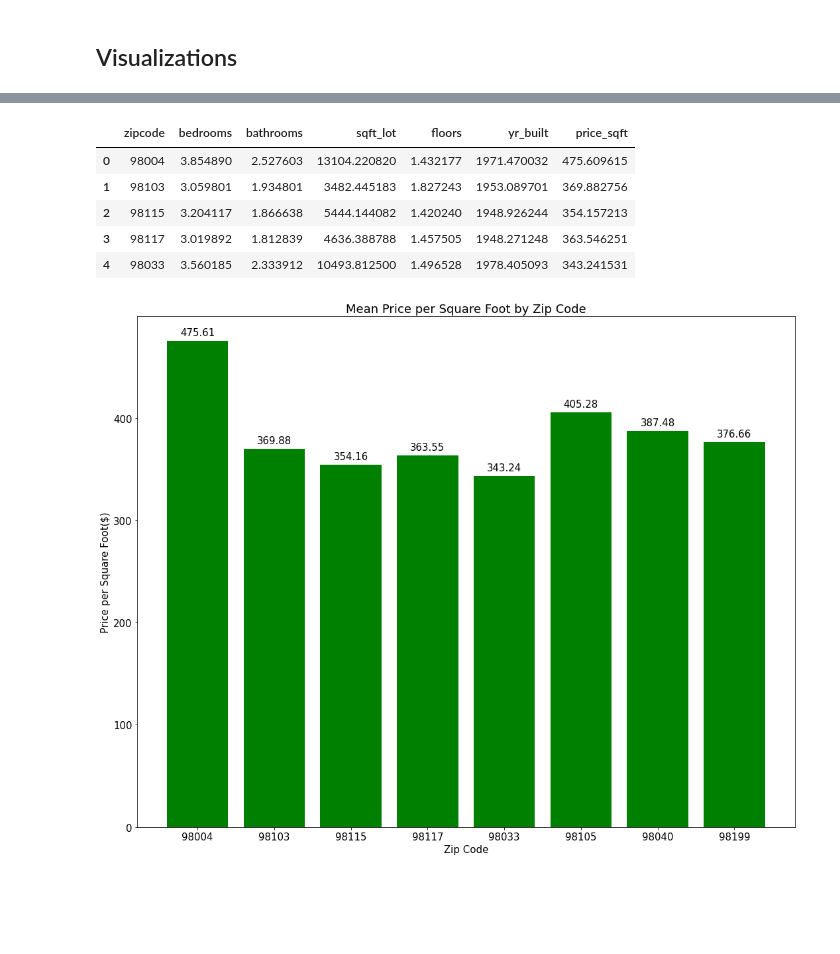
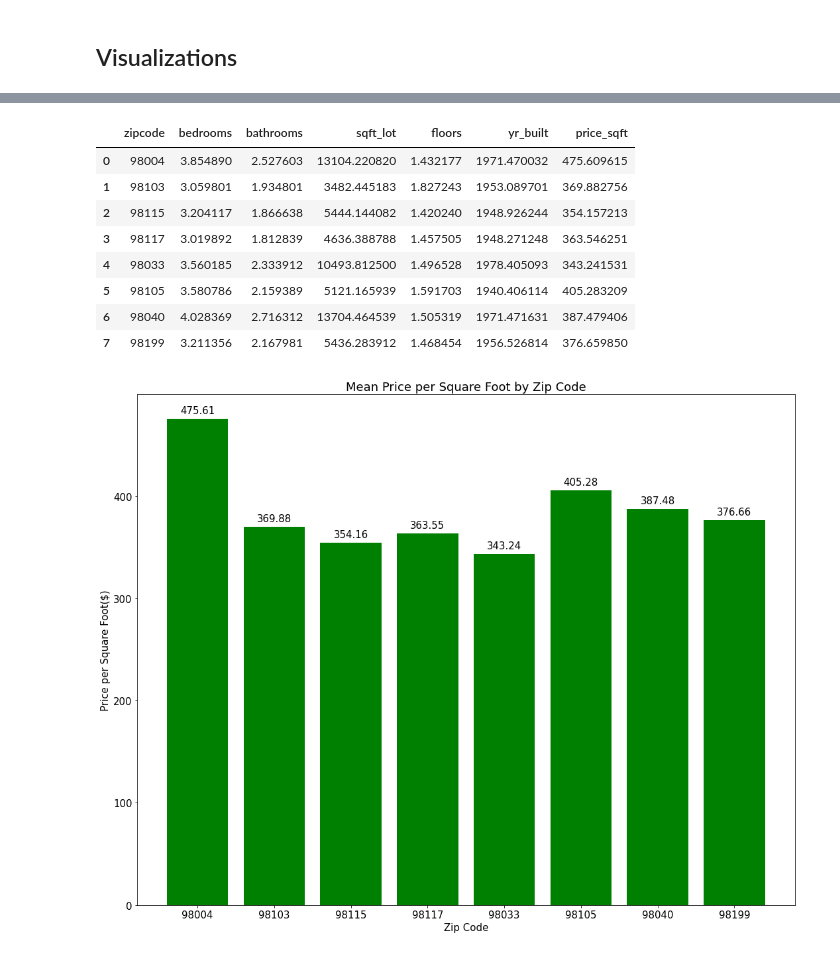
Before and after one commit to ThomasHChapman/P2-SeattleHousing, a Jupyter notebook: working_notebooks/tom_working.ipynb, the cells around one changed output, grey strips where cells are left out. Cells and saved outputs as stored; diff of their text form; code cells hidden in the pictures; blank space fills up the shorter version.

```diff
--- a/working_notebooks/tom_working.ipynb
+++ b/working_notebooks/tom_working.ipynb
@@ -642,16 +637,19 @@ coefficients_df.head(25)
 # %%
 # Create dataframe of mean data for zip codes with the eight highest correlation coefficients
 simple_means = simple_housing.groupby('zipcode').mean()
 target_codes = [98004, 98103, 98115, 98117, 98033, 98105, 98040, 98199]
 viz_zips = simple_means.loc[target_codes].reset_index()
-viz_zips.head()
+viz_zips
 # %% [output]
 |  | zipcode | bedrooms | bathrooms | sqft_lot | floors | yr_built | price_sqft |
 | 0 | 98004 | 3.854890 | 2.527603 | 13104.220820 | 1.432177 | 1971.470032 | 475.609615 |
 | 1 | 98103 | 3.059801 | 1.934801 | 3482.445183 | 1.827243 | 1953.089701 | 369.882756 |
 | 2 | 98115 | 3.204117 | 1.866638 | 5444.144082 | 1.420240 | 1948.926244 | 354.157213 |
 | 3 | 98117 | 3.019892 | 1.812839 | 4636.388788 | 1.457505 | 1948.271248 | 363.546251 |
 | 4 | 98033 | 3.560185 | 2.333912 | 10493.812500 | 1.496528 | 1978.405093 | 343.241531 |
+| 5 | 98105 | 3.580786 | 2.159389 | 5121.165939 | 1.591703 | 1940.406114 | 405.283209 |
+| 6 | 98040 | 4.028369 | 2.716312 | 13704.464539 | 1.505319 | 1971.471631 | 387.479406 |
+| 7 | 98199 | 3.211356 | 2.167981 | 5436.283912 | 1.468454 | 1956.526814 | 376.659850 |
 # %%
 # Create x and y axis label data
 zip_labels = list(viz_zips['zipcode'].apply(str))
```
Also changed, not shown: parts of 47 cells of this notebook, 4 other files.
